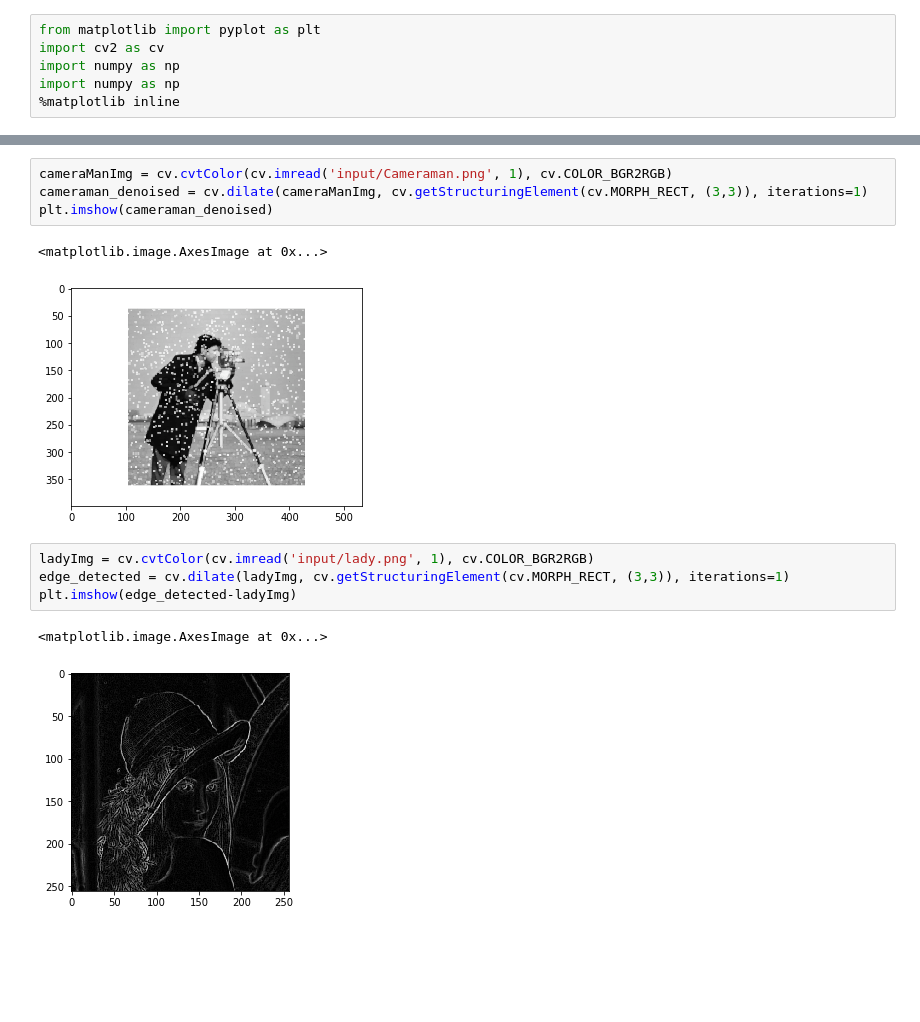
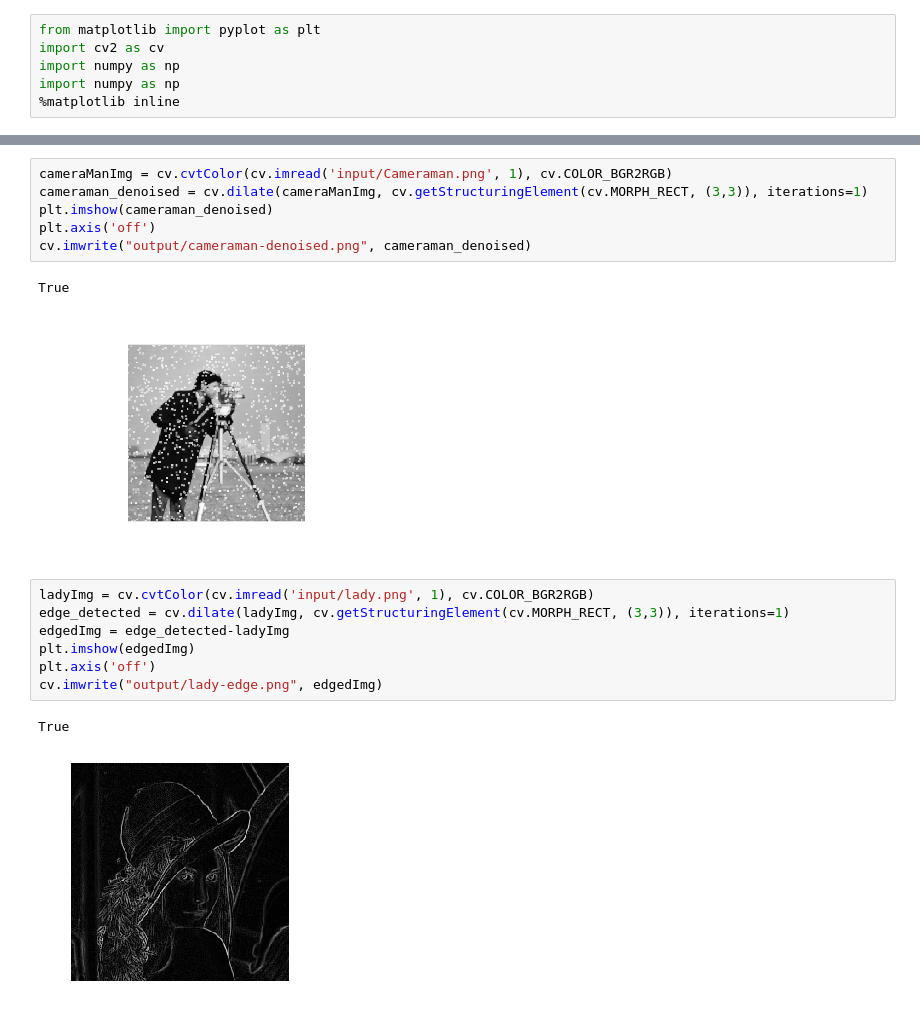
Before and after one commit to nabilnegm/image-tunning, a Jupyter notebook: main.ipynb, the cells around one changed output, grey strips where cells are left out. Drawn from its saved outputs; the diff is of its cells as text; blank space fills up the shorter version.

```diff
--- a/main.ipynb
+++ b/main.ipynb
@@ -26,17 +28,22 @@ plt.imshow(circle_dilation)
 # %%
 cameraManImg = cv.cvtColor(cv.imread('input/Cameraman.png', 1), cv.COLOR_BGR2RGB)
 cameraman_denoised = cv.dilate(cameraManImg, cv.getStructuringElement(cv.MORPH_RECT, (3,3)), iterations=1)
 plt.imshow(cameraman_denoised)
+plt.axis('off')
+cv.imwrite("output/cameraman-denoised.png", cameraman_denoised)
 # %% [output]
-<matplotlib.image.AxesImage at 0x...>
+True
-[figure, old version]
+[figure, new version]
 # %%
 ladyImg = cv.cvtColor(cv.imread('input/lady.png', 1), cv.COLOR_BGR2RGB)
 edge_detected = cv.dilate(ladyImg, cv.getStructuringElement(cv.MORPH_RECT, (3,3)), iterations=1)
-plt.imshow(edge_detected-ladyImg)
+edgedImg = edge_detected-ladyImg
+plt.imshow(edgedImg)
+plt.axis('off')
+cv.imwrite("output/lady-edge.png", edgedImg)
 # %% [output]
-<matplotlib.image.AxesImage at 0x...>
+True
-[figure, old version]
+[figure, new version]
 # %%
 squareCircleImg = cv.cvtColor(cv.imread('input/Square-circle.png', 1), cv.COLOR_BGR2RGB)
 square_eroded = cv.erode(squareCircleImg, cv.getStructuringElement(cv.MORPH_RECT, (5,5)), iterations=5)
```
Also changed, not shown: parts of 21 cells of this notebook, 11 other files.
